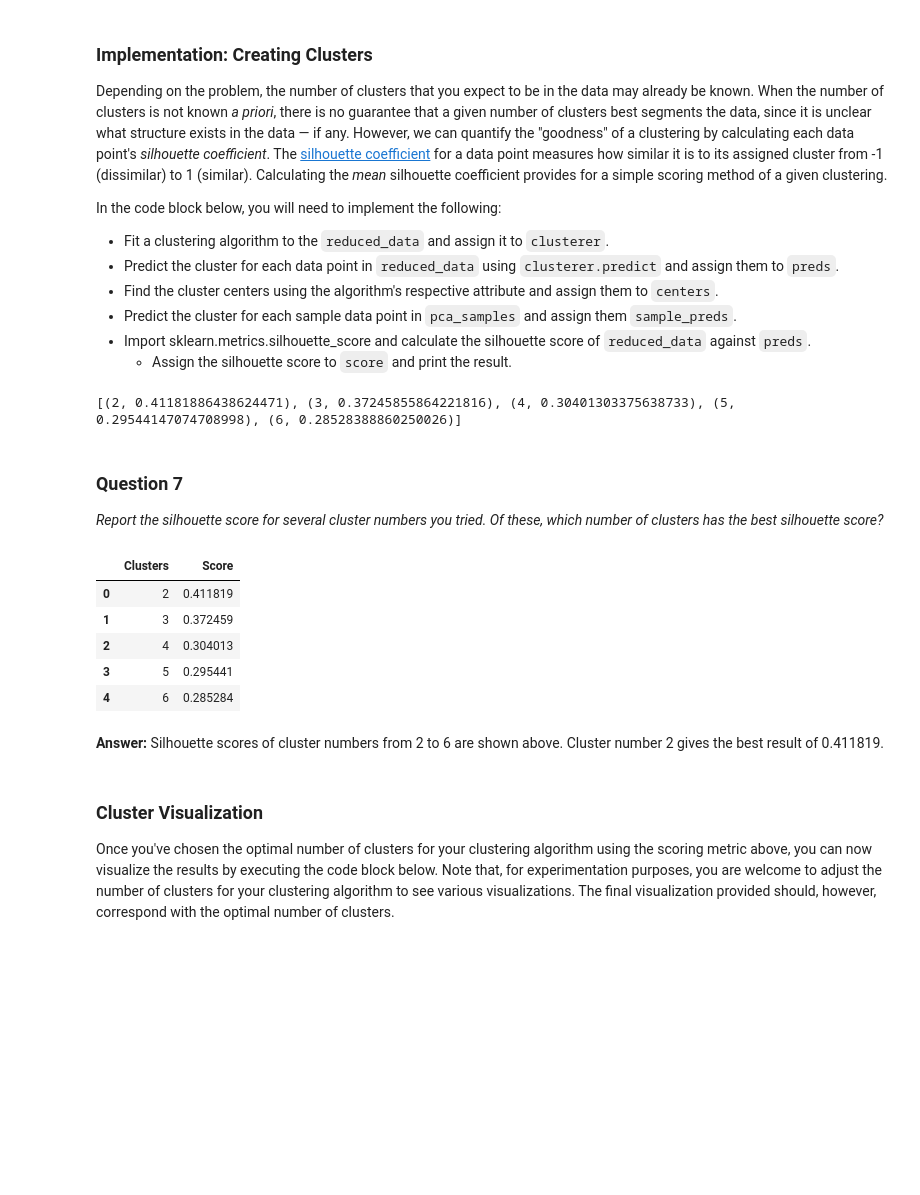
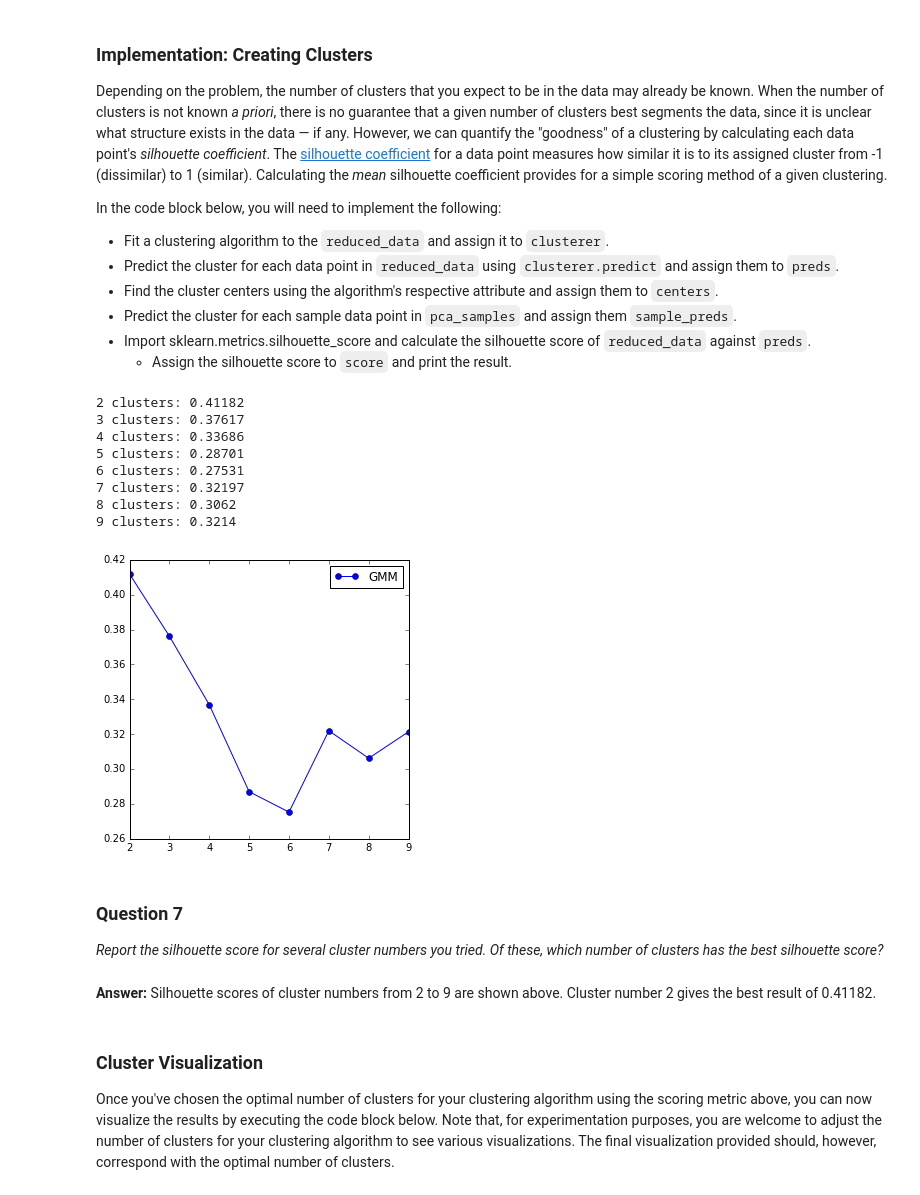
Before and after one commit to yokolet/customer_segments, a Jupyter notebook: customer_segments.ipynb, the cells around one changed output. Drawn from its saved outputs; the diff is of its cells as text; code cells hidden in the pictures; blank space fills up the shorter version.

```diff
--- a/customer_segments.ipynb
+++ b/customer_segments.ipynb
@@ -424,57 +436,62 @@ In the code block below, you will need to implement the following:
 # %%
 # TODO: Apply your clustering algorithm of choice to the reduced data
 from sklearn.mixture import GMM
 from sklearn.metrics import silhouette_score
 
 clusterer = None
 
 # TODO: Predict the cluster for each data point
 preds = None
 
 # TODO: Find the cluster centers
 centers = None
 
 # TODO: Predict the cluster for each transformed sample data point
 sample_preds = None
 
 # TODO: Calculate the mean silhouette coefficient for the number of clusters chosen
 score = None
 
-def doGMM(c):
-    clusterer = GMM(n_components=c)
+sil_scores = []
+vals_on_max = None
+for i in range(2, 10):
+    clusterer = GMM(n_components=i)
     clusterer.fit(reduced_data)
     preds = clusterer.predict(reduced_data)
-    centers = clusterer.means_
-    samples_preds = clusterer.predict(pca_samples)
     score = silhouette_score(reduced_data, preds)
-    return (c, score, preds, centers, samples_preds)
+    sil_scores.append(score)
+    print i, 'clusters:', score.round(5)
+    if vals_on_max == None or vals_on_max['score'] < score:
+        vals_on_max = {'clusters': i,
+                       'score': score,
+                       'preds': preds,
+                       'centers': clusterer.means_,
+                       'sample_preds': clusterer.predict(pca_samples)}
 
-gmms = []
-for i in range(2, 7):
-    gmms.append(doGMM(i))
+preds = vals_on_max['preds']
+centers = vals_on_max['centers']
+sample_preds = vals_on_max['sample_preds']
 
-gmms.sort(key=lambda x: x[1], reverse=True)
-print map(lambda x: (x[0], x[1]), gmms)
-
-preds = gmms[0][2]
-centers = gmms[0][3]
-sample_preds = gmms[0][4]
+import matplotlib.pyplot as plt
+fig_sil, ax_sil = plt.subplots(nrows=1, ncols=1, figsize=(5, 5))
+ax_sil.plot(np.arange(2, 10), sil_scores, '-o', label=clusterer.__class__.__name__)
+plt.legend(loc='best')
+plt.show()
 # %% [output]
-[(2, 0.41181886438624471), (3, 0.37245855864221816), (4, 0.30401303375638733), (5, 0.29544147074708998), (6, 0.28528388860250026)]
+2 clusters: 0.41182
+3 clusters: 0.37617
+4 clusters: 0.33686
+5 clusters: 0.28701
+6 clusters: 0.27531
+7 clusters: 0.32197
+8 clusters: 0.3062
+9 clusters: 0.3214
+[figure, added]
 # %% [markdown]
 ### Question 7
 *Report the silhouette score for several cluster numbers you tried. Of these, which number of clusters has the best silhouette score?*
-# %%
-display(pd.DataFrame.from_records(map(lambda x: (x[0], x[1]), gmms), columns=['Clusters', 'Score']))
-# %% [output]
-|  | Clusters | Score |
-| 0 | 2 | 0.411819 |
-| 1 | 3 | 0.372459 |
-| 2 | 4 | 0.304013 |
-| 3 | 5 | 0.295441 |
-| 4 | 6 | 0.285284 |
 # %% [markdown]
-**Answer:** Silhouette scores of cluster numbers from 2 to 6 are shown above. Cluster number 2 gives the best result of 0.411819.
+**Answer:** Silhouette scores of cluster numbers from 2 to 9 are shown above. Cluster number 2 gives the best result of 0.41182.
 # %% [markdown]
 ### Cluster Visualization
 Once you've chosen the optimal number of clusters for your clustering algorithm using the scoring metric above, you can now visualize the results by executing the code block below. Note that, for experimentation purposes, you are welcome to adjust the number of clusters for your clustering algorithm to see various visualizations. The final visualization provided should, however, correspond with the optimal number of clusters.
```
Also changed, not shown: parts of 13 cells of this notebook, 1 other file.
